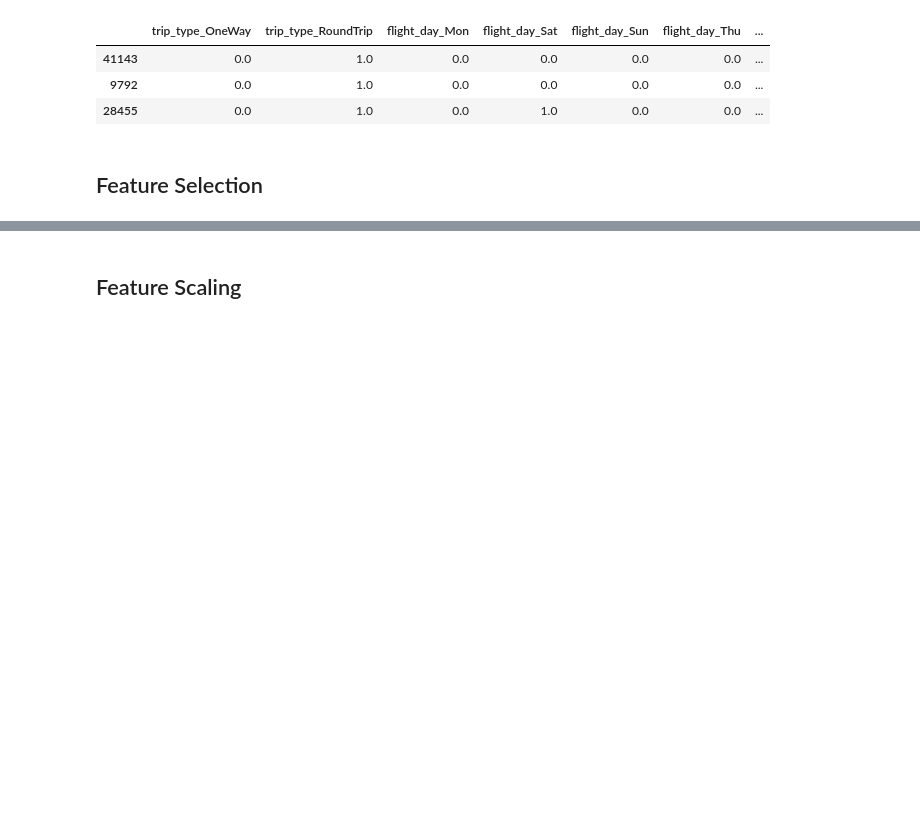
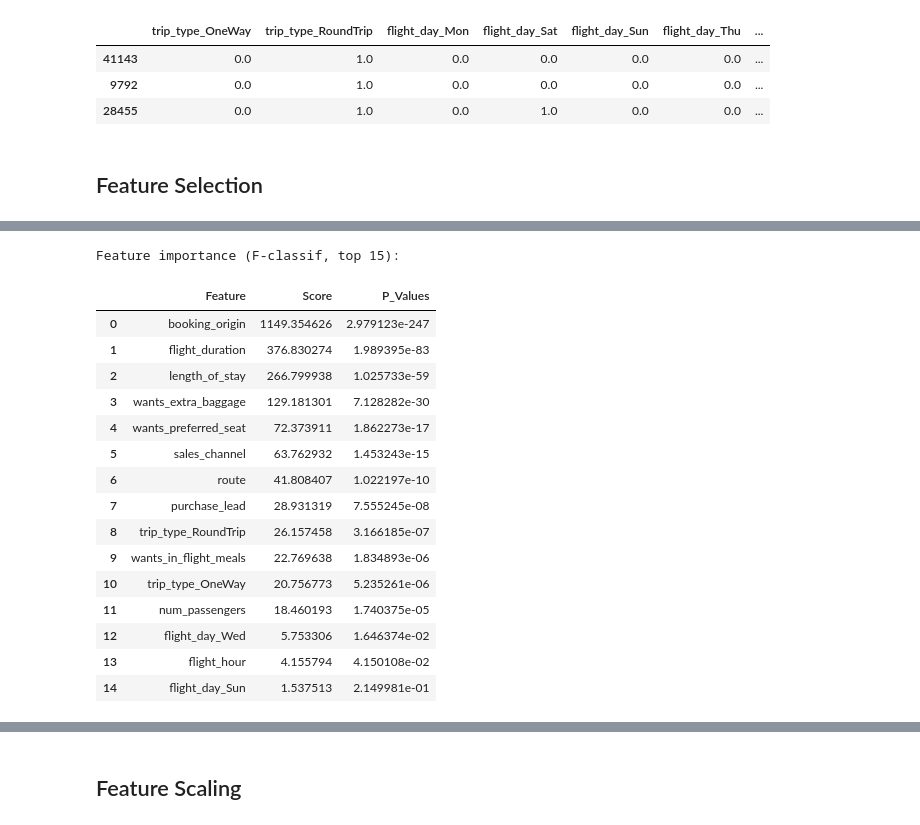
Before and after one commit to mcikalmerdeka/British-Airways-Flight-Booking-Prediction, a Jupyter notebook: notebook_fix.ipynb, the cells around one changed output, grey strips where cells are left out. Drawn from its saved outputs; the diff is of its cells as text; code cells hidden in the pictures; blank space fills up the shorter version.

```diff
--- a/notebook_fix.ipynb
+++ b/notebook_fix.ipynb
@@ -580,3 +587,35 @@ Correlation of Features to Target:
+# %%
+from utils import calculate_feature_importance
+
+# Calculate feature importance using TRAINING data only
+feature_importance_f = calculate_feature_importance(
+    X=X_train_encoded,
+    y=y_train_clean.reset_index(drop=True),
+    task='classification',
+    method='anova',
+    k='all'
+)
+
+print("Feature importance (F-classif, top 15):")
+display(feature_importance_f.iloc[:15].reset_index(drop=True))
+# %% [output]
+Feature importance (F-classif, top 15):
+|  | Feature | Score | P_Values |
+| 0 | booking_origin | 1149.354626 | 2.979123e-247 |
+| 1 | flight_duration | 376.830274 | 1.989395e-83 |
+| 2 | length_of_stay | 266.799938 | 1.025733e-59 |
+| 3 | wants_extra_baggage | 129.181301 | 7.128282e-30 |
+| 4 | wants_preferred_seat | 72.373911 | 1.862273e-17 |
+| 5 | sales_channel | 63.762932 | 1.453243e-15 |
+| 6 | route | 41.808407 | 1.022197e-10 |
+| 7 | purchase_lead | 28.931319 | 7.555245e-08 |
+| 8 | trip_type_RoundTrip | 26.157458 | 3.166185e-07 |
+| 9 | wants_in_flight_meals | 22.769638 | 1.834893e-06 |
+| 10 | trip_type_OneWay | 20.756773 | 5.235261e-06 |
+| 11 | num_passengers | 18.460193 | 1.740375e-05 |
+| 12 | flight_day_Wed | 5.753306 | 1.646374e-02 |
+| 13 | flight_hour | 4.155794 | 4.150108e-02 |
+| 14 | flight_day_Sun | 1.537513 | 2.149981e-01 |
 # %%
 from utils import calculate_feature_importance
 
```
Also changed, not shown: parts of 5 cells of this notebook.
